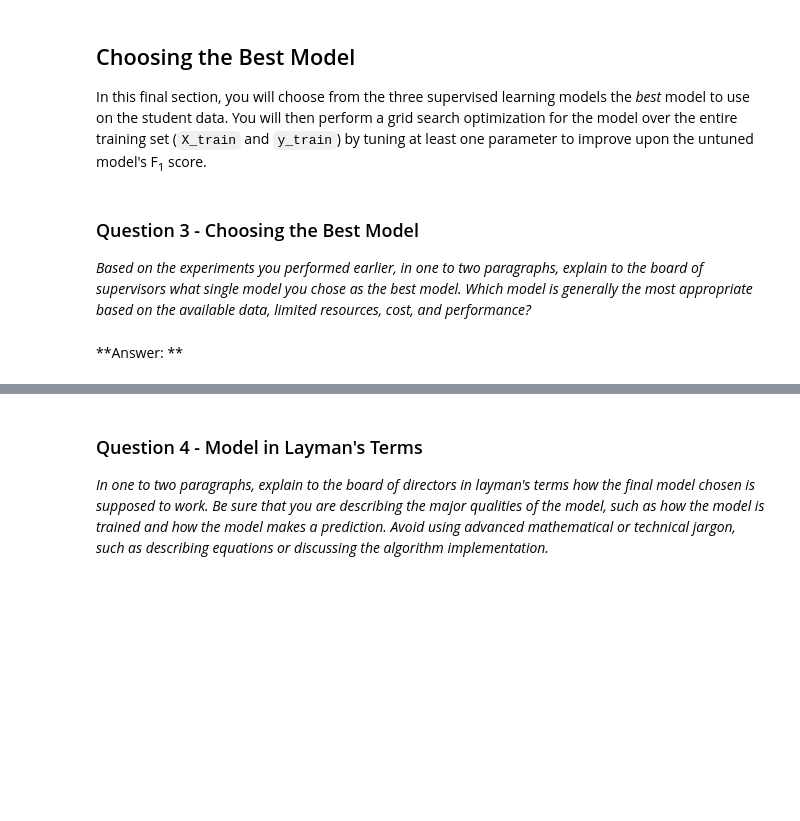
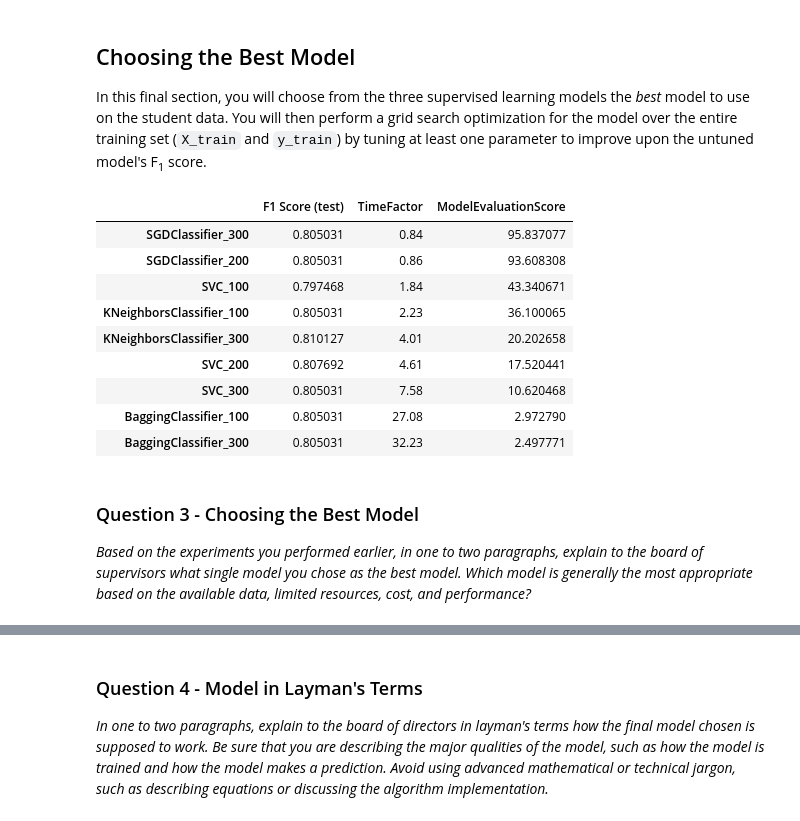
Before and after one commit to spandanchakraborty/SpanUdacityML, a Jupyter notebook: student_intervention/student_intervention.ipynb, the cells around one changed output, grey strips where cells are left out. Drawn from its saved outputs; the diff is of its cells as text; code cells hidden in the pictures; blank space fills up the shorter version.

```diff
--- a/student_intervention/student_intervention.ipynb
+++ b/student_intervention/student_intervention.ipynb
@@ -549,8 +554,26 @@ Edit the cell below to see how a table can be designed in [Markdown](https://git
 # %% [markdown]
 ## Choosing the Best Model
 In this final section, you will choose from the three supervised learning models the *best* model to use on the student data. You will then perform a grid search optimization for the model over the entire training set (`X_train` and `y_train`) by tuning at least one parameter to improve upon the untuned model's F<sub>1</sub> score.
+# %%
+# weighted Training + Testing Time with Test Scores to Compare Output of different module
+# on F1_score + Traininfg + Testing Time cost
+df2['TimeFactor']=df2['Prediction Time (test)']*1000+df2['Training Time']*1000
+# more time the model takes less it scores
+# The better the F1 score is better the model scores
+df2['ModelEvaluationScore']=(df2['F1 Score (test)']*100)/(df2['TimeFactor'])
+df3=df2[['F1 Score (test)','TimeFactor','ModelEvaluationScore']]
+display(df3.sort_values(by='ModelEvaluationScore', ascending=False))
+# %% [output]
+|  | F1 Score (test) | TimeFactor | ModelEvaluationScore |
+| SGDClassifier_300 | 0.805031 | 0.84 | 95.837077 |
+| SGDClassifier_200 | 0.805031 | 0.86 | 93.608308 |
+| SVC_100 | 0.797468 | 1.84 | 43.340671 |
+| KNeighborsClassifier_100 | 0.805031 | 2.23 | 36.100065 |
+| KNeighborsClassifier_300 | 0.810127 | 4.01 | 20.202658 |
+| SVC_200 | 0.807692 | 4.61 | 17.520441 |
+| SVC_300 | 0.805031 | 7.58 | 10.620468 |
+| BaggingClassifier_100 | 0.805031 | 27.08 | 2.972790 |
+| BaggingClassifier_300 | 0.805031 | 32.23 | 2.497771 |
 # %% [markdown]
 ### Question 3 - Choosing the Best Model
 *Based on the experiments you performed earlier, in one to two paragraphs, explain to the board of supervisors what single model you chose as the best model. Which model is generally the most appropriate based on the available data, limited resources, cost, and performance?*
-# %% [markdown]
-**Answer: **
```
Also changed, not shown: parts of 25 cells of this notebook, 2 other files.
